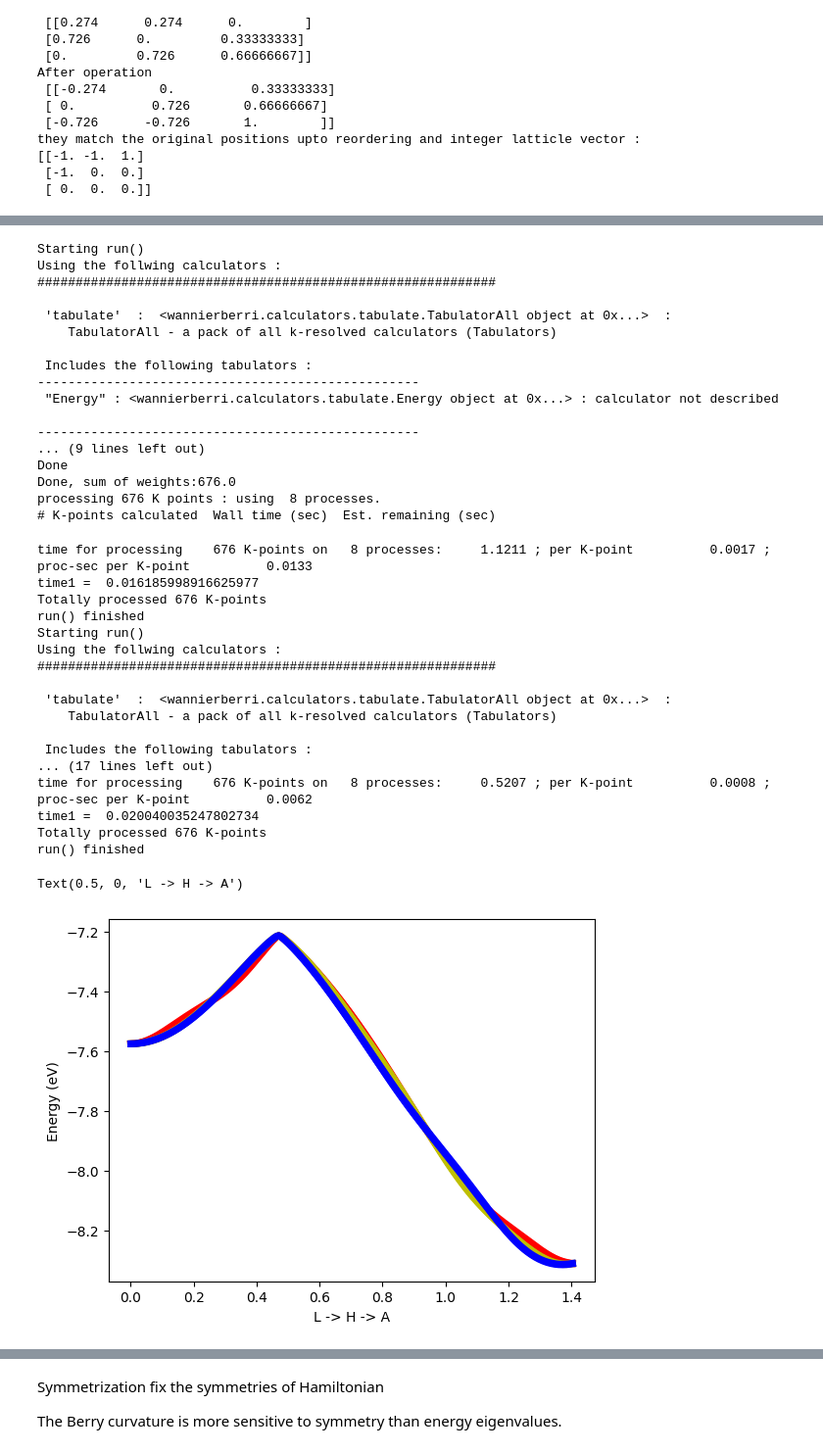
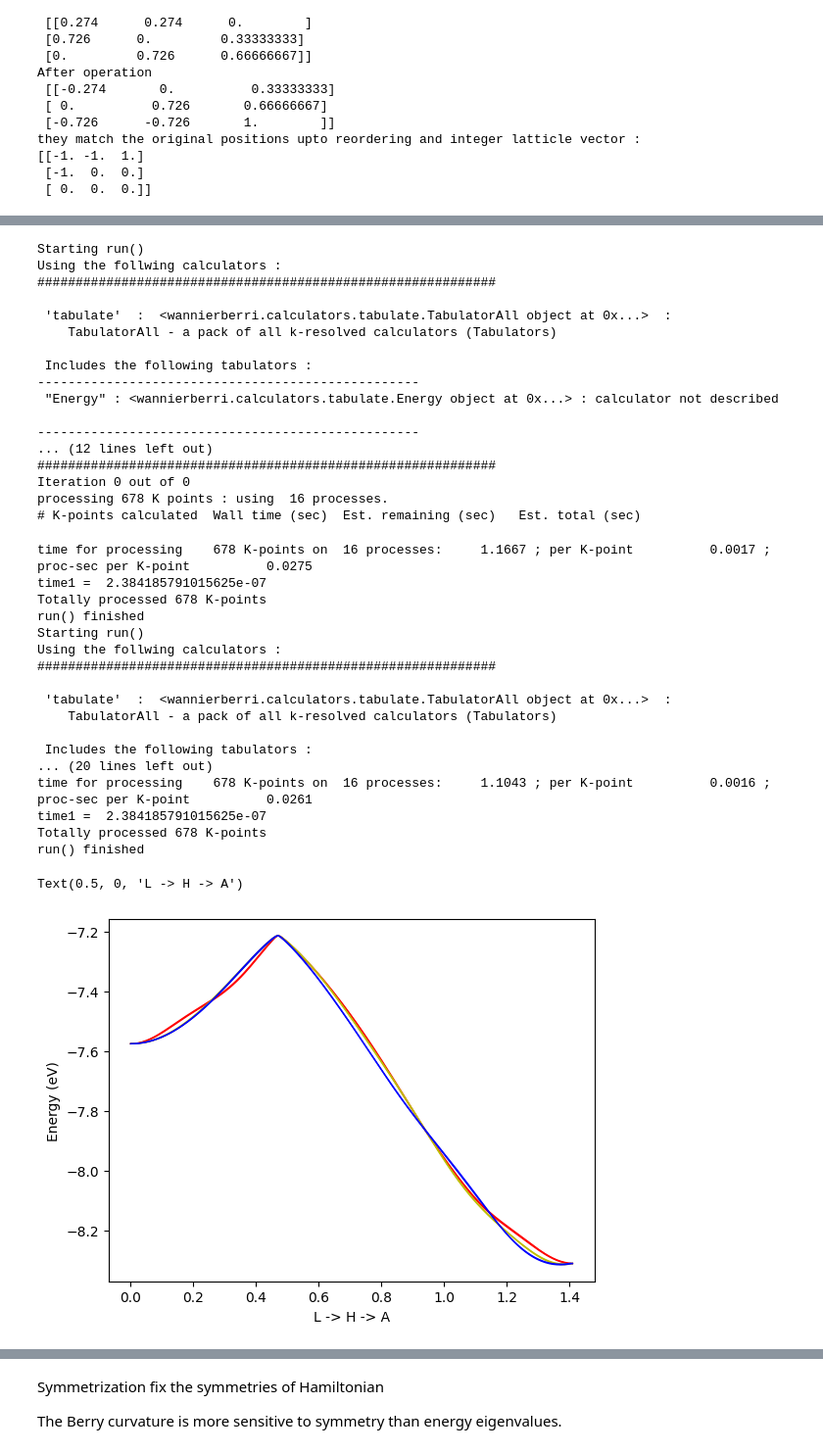
Before and after one commit to wannier-berri/WannierBerri-tutorial, a Jupyter notebook: tutorials/5_symmetrization/tutorial_symmetrization-solution.ipynb, the cells around one changed output, grey strips where cells are left out. Shown at 98% size. Saved outputs shown, nothing was run; the diff lists cells and outputs as text; code cells hidden in the pictures.

```diff
--- a/tutorials/5_symmetrization/tutorial_symmetrization-solution.ipynb
+++ b/tutorials/5_symmetrization/tutorial_symmetrization-solution.ipynb
@@ -62,7 +62,7 @@ from wannierberri.symmetry.sawf import SymmetrizerSAWF
 from wannierberri.symmetry.projections import Projection
 
 
-system_Te=wberri.System_tb(tb_file='./Te_data/Te_tb.dat',berry=True)
+system_Te=wberri.System_R.from_tb_dat(tb_file='./Te_data/Te_tb.dat',berry=True)
 system_Te.spin_block2interlace()  # the data come from old vasp, which stored WF spins separated into two blocks. QE and modern VASP intrelace the spin channels
 
 #Check unsymmetrized system
@@ -238,7 +241,7 @@ But the Wannier Hamitonian break the symmetries slightly. So the band structure
 After symmetrization they are the same.
 # %%
 #generate k-path
-path=wberri.Path(system_Te,
+path=wberri.Path.from_nodes(system_Te,
     #start and end points of k_path.
     #If two paths are not consencutive, put `None` between them.
     nodes=[[0,0.5,0.5],[1./3,1./3,0.5],[1.,0.,0.5],None,
@@ -249,8 +252,8 @@ path=wberri.Path(system_Te,
     length=1000)
 
 
-bands_Te = wberri.evaluate_k_path(path = path, parallel=parallel, system = system_Te)
-bands_Te_sym = wberri.evaluate_k_path(path = path, parallel=parallel, system = system_Te_sym_new)
+bands_Te = wberri.evaluate_k_path(path = path,  system = system_Te)
+bands_Te_sym = wberri.evaluate_k_path(path = path, system = system_Te_sym_new)
 # %% [output]
 Starting run()
 Using the follwing calculators :
@@ -264,14 +267,14 @@ Using the follwing calculators :
  "Energy" : <wannierberri.calculators.tabulate.Energy object at 0x...> : calculator not described
 
 --------------------------------------------------
-... (9 lines left out)
-Done
-Done, sum of weights:676.0
-processing 676 K points : using  8 processes.
-# K-points calculated  Wall time (sec)  Est. remaining (sec)
+... (12 lines left out)
+############################################################
+Iteration 0 out of 0
+processing 678 K points : using  16 processes.
+# K-points calculated  Wall time (sec)  Est. remaining (sec)   Est. total (sec)
-time for processing    676 K-points on   8 processes:     1.1211 ; per K-point          0.0017 ; proc-sec per K-point          0.0133
-time1 =  0.016185998916625977
-Totally processed 676 K-points
+time for processing    678 K-points on  16 processes:     1.1667 ; per K-point          0.0017 ; proc-sec per K-point          0.0275
+time1 =  2.384185791015625e-07
+Totally processed 678 K-points
 run() finished
 Starting run()
 Using the follwing calculators :
@@ -281,10 +284,10 @@ Using the follwing calculators :
     TabulatorAll - a pack of all k-resolved calculators (Tabulators)
 
  Includes the following tabulators :
-... (17 lines left out)
-time for processing    676 K-points on   8 processes:     0.5207 ; per K-point          0.0008 ; proc-sec per K-point          0.0062
-time1 =  0.020040035247802734
-Totally processed 676 K-points
+... (20 lines left out)
+time for processing    678 K-points on  16 processes:     1.1043 ; per K-point          0.0016 ; proc-sec per K-point          0.0261
+time1 =  2.384185791015625e-07
+Totally processed 678 K-points
 run() finished
 # %%
 #read energy eigenvalue data of band 18 and 19 from results.
@@ -295,17 +298,17 @@ band_k=path.getKline()
 # %%
 #plot band structure with unsymmetrized system
 %matplotlib inline
 NK=len(band_k)
 colour = ['r','y','b']
 NK_one = NK//3
 plt.figure()
 for i in range(3):
-    plt.plot(band_k[0:NK_one],band_Te_01[NK_one*i:NK_one*(i+1)],colour[i],linewidth=5)
+    plt.plot(band_k[0:NK_one],band_Te_01[NK_one*i:NK_one*(i+1)],colour[i],linewidth=1)
 plt.ylabel('Energy (eV)')
 plt.xlabel('L -> H -> A')
 # %% [output]
 Text(0.5, 0, 'L -> H -> A')
-[figure, old version]
+[figure, new version]
 # %%
 #plot band structure with symmetrized system
 plt.figure()
```
Also changed, not shown: parts of 12 cells of this notebook, 1 other file.
